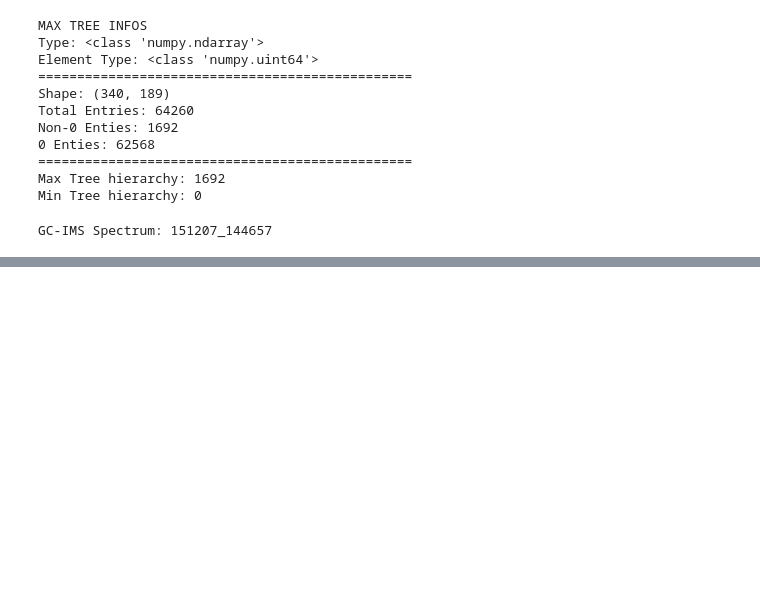
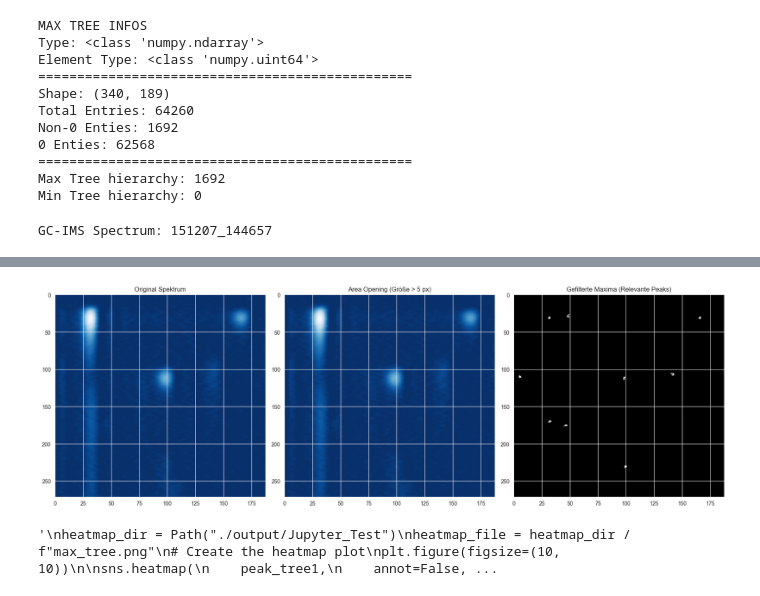
Before and after one commit to M-A-R-S1/gc-ims-neural-network, a Jupyter notebook: testing_ground.ipynb, the cells around one changed output, grey strips where cells are left out. Cells and saved outputs as stored; diff of their text form; code cells hidden in the pictures; blank space fills up the shorter version.

Commit message:
Modified Peak Detektion - Max Tree Peak Detection is now working correctly!

```diff
--- a/testing_ground.ipynb
+++ b/testing_ground.ipynb
@@ -51,15 +51,15 @@ spectrum.rip_ms = 1
 # Baseline correction - removing the noisy background by subtracting the mean of an empty area.
 spectrum.sub_first_rows(50)
 spectrum.cut_dt(start=1.02, stop=1.2)
-spectrum.cut_rt(start=100, stop=150)
+spectrum.cut_rt(start=100, stop=140)
 
-uniform_filter_size= (11, 11)
-spectrum.values = uniform_filter(input=spectrum.values, size=uniform_filter_size)
+#uniform_filter_size= (11, 11)
+#spectrum.values = uniform_filter(input=spectrum.values, size=uniform_filter_size)
 #from scipy.ndimage import gaussian_filter
 #spectrum.values = gaussian_filter(spectrum.values, sigma=1.0)
 
 # Smoothing the spectrum with the Savitzky–Golay filter.
-# spectrum.savgol(window_length=10, polyorder=4)
+spectrum.savgol(window_length=10, polyorder=4)
 
 # Remove negative values after applying the smooth filter.
 spectrum.values[spectrum.values < 0] = 0.0
@@ -610,33 +675,78 @@ GC-IMS Spectrum: 151207_144657
 # %%
 # Plot a Tree Heatmap
 from matplotlib import pyplot as plt
 from pathlib import Path
 import seaborn as sns
-from skimage.morphology import max_tree_local_maxima, max_tree, local_maxima
+from skimage.morphology import max_tree_local_maxima, max_tree
+import numpy as np
+from skimage.morphology import area_opening, reconstruction, h_maxima
+from skimage.exposure import rescale_intensity
 
-max_tree = max_tree(spectrum.values, connectivity=2)
-peak_tree1 = max_tree_local_maxima(spectrum.values, connectivity=2)
-peak_tree2 = max_tree_local_maxima(spectrum.values)
-peak_tree3 = local_maxima(spectrum.values, connectivity=2)
+#peak_tree1 = max_tree_local_maxima(spectrum.values, connectivity=2)
+parent, traverser = max_tree(spectrum.values, connectivity=2)
 
-heatmap_dir = Path("./output/")
-heatmap_file = heatmap_dir / f"HM_PEAKTREE_.png"
+# --- METHODE 1: Filtern nach Größe (Area Opening) ---
+area_threshold = 5  # Beispiel: Peak muss min. 50 Pixel groß sein
+filtered_area = area_opening(spectrum.values, area_threshold=area_threshold, parent=parent, tree_traverser=traverser)
+
+# --- METHODE 2: Filtern nach Höhe/Prominenz (H-Maxima) ---
+height_threshold = 20
+filtered_height = reconstruction(spectrum.values - height_threshold, spectrum.values)
+
+# Lokale Maxima im gefilterten Bild finden (für die Punkte-Darstellung)
+# h_maxima findet alle lokalen Maxima mit einer Mindesthöhe
+peaks_mask = h_maxima(filtered_area, h=height_threshold)
+
+y_coords, x_coords = np.nonzero(peaks_mask)
+
+# Wir kombinieren die Y- und X-Koordinaten-Arrays zu einer Liste von Tupeln:
+peak_coordinates = list(zip(y_coords, x_coords))
+
+# --- PLOTTING ---
+fig, ax = plt.subplots(1, 3, figsize=(18, 6))
+
+# 1. Original (mit Rauschen)
+ax[0].imshow(spectrum.values, cmap='Blues_r', aspect='auto')
+ax[0].set_title("Original Spektrum")
+
+# 2. Nach Area-Filterung (Geglättet)
+# Hier sollten die kleinen Rausch-Inseln verschwunden sein
+ax[1].imshow(filtered_area, cmap='Blues_r', aspect='auto')
+ax[1].set_title(f"Area Opening (Größe > {area_threshold} px)")
+
+# 3. Die 'gesäuberten' Maxima (Maske)
+# Das ist dein "Sternenhimmel", aber nur mit den wichtigen Sternen
+ax[2].imshow(peaks_mask, cmap='gray', aspect='auto')
+ax[2].set_title("Gefilterte Maxima (Relevante Peaks)")
+
+
+plt.tight_layout()
+plt.show()
+
+
+"""
+heatmap_dir = Path("./output/Jupyter_Test")
+heatmap_file = heatmap_dir / f"max_tree.png"
 # Create the heatmap plot
 plt.figure(figsize=(10, 10))
 
 sns.heatmap(
-    max_tree[0],
+    peak_tree1,
     annot=False,
     fmt=".1f",
     cmap="RdBu_r",
     cbar=True
 )
 #plt.plot(33, 32, 'y+', markersize=10)
-plt.title(f"Peak Heatmap")
+plt.title(f"Heatmap")
 plt.xlabel("Drifttime [relative index]")
 plt.ylabel("Retentiontime [relative index]")
 plt.gca().invert_yaxis()
 plt.axis("off")
 # Save the heatmap image.
 plt.savefig(heatmap_file, dpi=300, bbox_inches="tight")
 plt.close()
+"""
+# %% [output]
+[figure, added]
+'\nheatmap_dir = Path("./output/Jupyter_Test")\nheatmap_file = heatmap_dir / f"max_tree.png"\n# Create the heatmap plot\nplt.figure(figsize=(10, 10))\n\nsns.heatmap(\n    peak_tree1,\n    annot=False, ...
```
Also changed, not shown: parts of 9 cells of this notebook, 2 other files.
